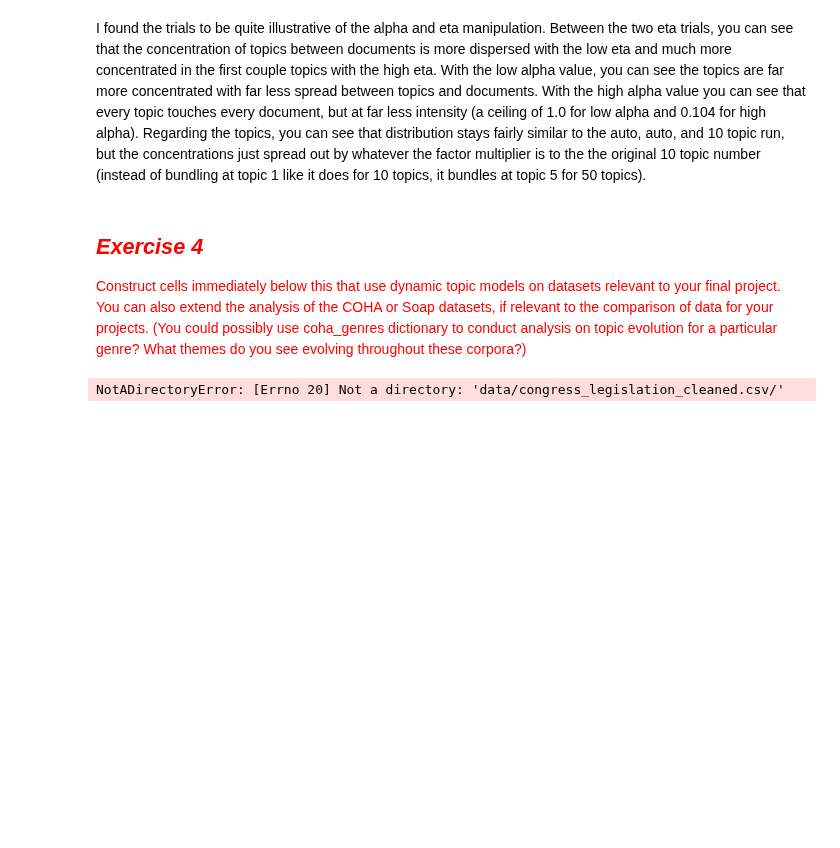
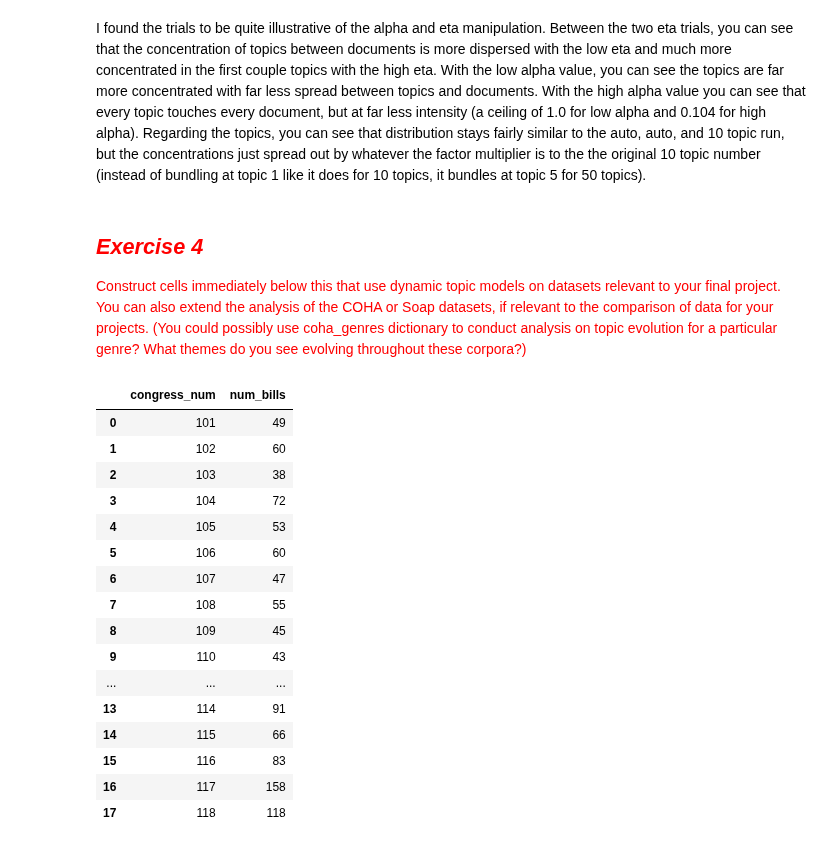
Before and after one commit to michplunkett/computational-content-analysis, a Jupyter notebook: 3-MichaelPlunkett_Answers.ipynb, the cells around one changed output. Drawn from its saved outputs; the diff is of its cells as text; code cells hidden in the pictures; blank space fills up the shorter version.

```diff
--- a/3-MichaelPlunkett_Answers.ipynb
+++ b/3-MichaelPlunkett_Answers.ipynb
@@ -798,5 +803,33 @@ for your projects. (You could possibly use coha_genres dictionary to conduct
 analysis on topic evolution for a particular genre? What themes do you see
 evolving throughout these corpora?)
 # %%
+# Group the legislation documents by congressional session number,
+# count the number of bills per congressional session number,
+# sort the DF by congressional session number, and then rename the
+# total number of bills per session to `num_bills` so it's accurately
+# represented and in snake case like the other header.
+al_count_df = (
+    abortion_legislation_df.groupby("congress_num", as_index=False)
+    .agg({"legislation number": "count"})
+    .sort_values(by=["congress_num"])
+    .rename(columns={"legislation number": "num_bills"})
+)
+al_count_df
 # %% [output]
-NotADirectoryError: [Errno 20] Not a directory: 'data/congress_legislation_cleaned.csv/'
+|  | congress_num | num_bills |
+| 0 | 101 | 49 |
+| 1 | 102 | 60 |
+| 2 | 103 | 38 |
+| 3 | 104 | 72 |
+| 4 | 105 | 53 |
+| 5 | 106 | 60 |
+| 6 | 107 | 47 |
+| 7 | 108 | 55 |
+| 8 | 109 | 45 |
+| 9 | 110 | 43 |
+| ... | ... | ... |
+| 13 | 114 | 91 |
+| 14 | 115 | 66 |
+| 15 | 116 | 83 |
+| 16 | 117 | 158 |
+| 17 | 118 | 118 |
```
Also changed, not shown: parts of 8 cells of this notebook.
